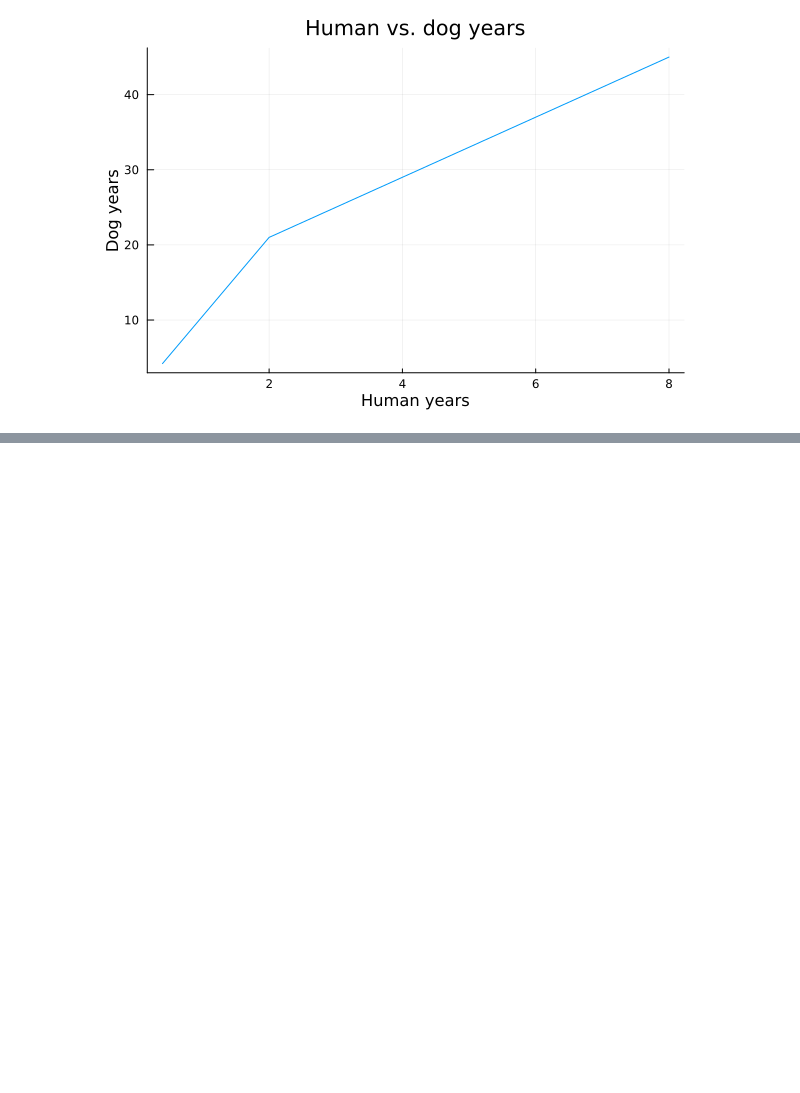
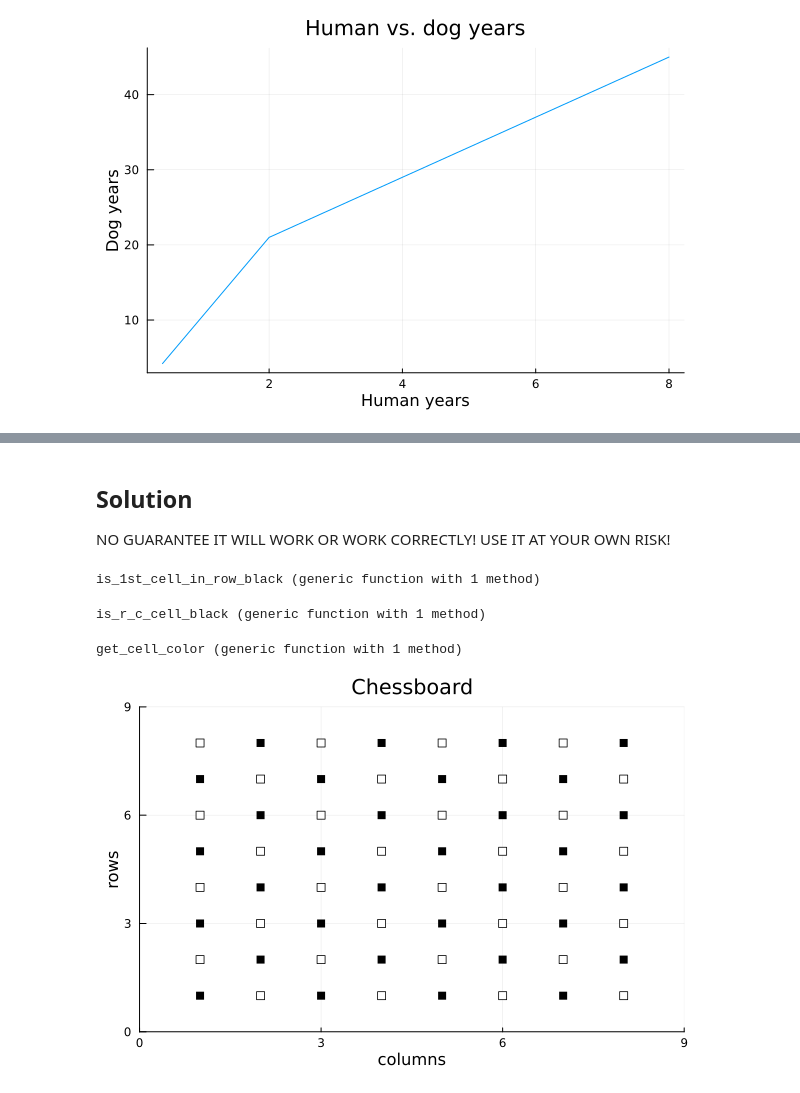
Before and after one commit to b-lukaszuk/julia_luzne_zadanka, a Jupyter notebook: book2/ch02/ch02.ipynb, the cells around one changed output, grey strips where cells are left out. Drawn from its saved outputs; the diff is of its cells as text; code cells hidden in the pictures; blank space fills up the shorter version.

Commit message:
added task description and solution to book2/ch02/task2

```diff
--- a/book2/ch02/ch02.ipynb
+++ b/book2/ch02/ch02.ipynb
@@ -47,0 +64,42 @@ ylabel!("Dog years")
+# %% [markdown]
+## Solution
+
+NO GUARANTEE IT WILL WORK OR WORK CORRECTLY! USE IT AT YOUR OWN RISK!
+# %%
+# row_id 1:8
+function is_1st_cell_in_row_black(row_id::Int64)::Bool
+    # a1 is black
+    (row_id % 2 == 0) ? false : true
+end
+# %% [output]
+is_1st_cell_in_row_black (generic function with 1 method)
+# %%
+# row_id 1:8, col_id 1:8
+function is_r_c_cell_black(row_id::Int64, col_id::Int64)::Bool
+    cell_1st_black::Bool = is_1st_cell_in_row_black(row_id)
+    (col_id % 2 == 1) ? cell_1st_black : !cell_1st_black
+end
+# %% [output]
+is_r_c_cell_black (generic function with 1 method)
+# %%
+# row_id 1:8, col_id 1:8
+# i will, omit the conversion a:h <-> 1:8 for collumns
+function get_cell_color(row_id::Int64, col_id::Int64)::String
+    is_r_c_cell_black(row_id, col_id) ? "black" : "white"
+end
+# %% [output]
+get_cell_color (generic function with 1 method)
+# %%
+# Visual check of correctness
+plot()
+scatter!(repeat(1:8, inner=[8]), repeat(1:8, outer=[8]),
+    markercolor = [get_cell_color(r, c) for r in 1:8 for c in 1:8],
+    markershape = :rect)
+xlims!((0, 9))
+ylims!((0, 9))
+title!("Chessboard", legend=false)
+xlabel!("columns")
+ylabel!("rows")
+# looks fine
+# %% [output]
+[figure, added]
```
Also changed, not shown: parts of 3 cells of this notebook.
